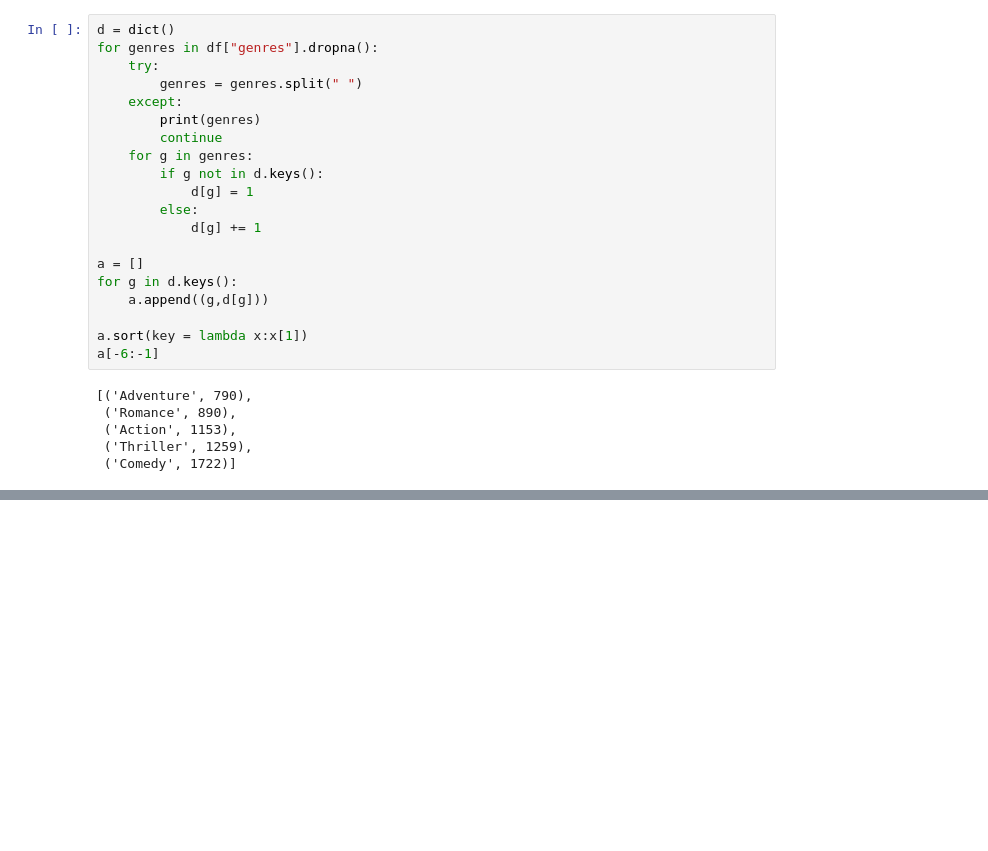
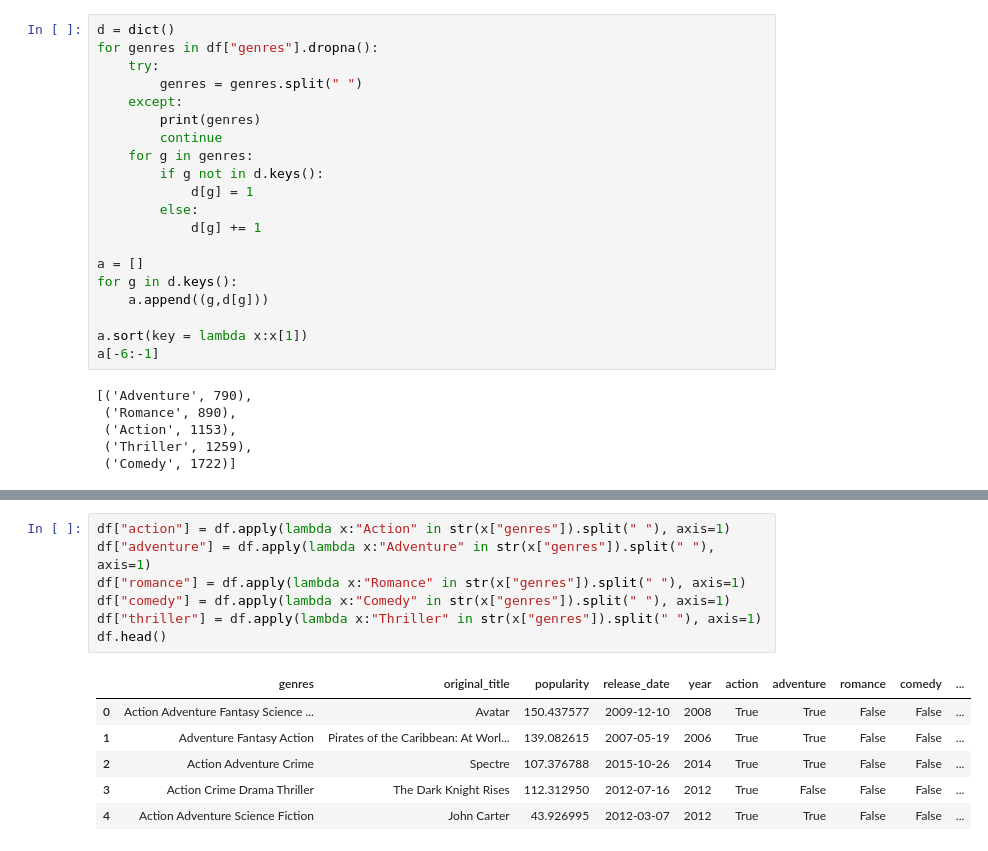
Before and after one commit to cristobalstrange/ProyectoInfoVis, a Jupyter notebook: data_cleaner.ipynb, the cells around one changed output, grey strips where cells are left out. Saved outputs shown, nothing was run; the diff lists cells and outputs as text; blank space fills up the shorter version.

```diff
--- a/data_cleaner.ipynb
+++ b/data_cleaner.ipynb
@@ -135,0 +162,14 @@ a[-6:-1]
+# %%
+df["action"] = df.apply(lambda x:"Action" in str(x["genres"]).split(" "), axis=1)
+df["adventure"] = df.apply(lambda x:"Adventure" in str(x["genres"]).split(" "), axis=1)
+df["romance"] = df.apply(lambda x:"Romance" in str(x["genres"]).split(" "), axis=1)
+df["comedy"] = df.apply(lambda x:"Comedy" in str(x["genres"]).split(" "), axis=1)
+df["thriller"] = df.apply(lambda x:"Thriller" in str(x["genres"]).split(" "), axis=1)
+df.head()
+# %% [output]
+|  | genres | original_title | popularity | release_date | year | action | adventure | romance | comedy | ... |
+| 0 | Action Adventure Fantasy Science ... | Avatar | 150.437577 | 2009-12-10 | 2008 | True | True | False | False | ... |
+| 1 | Adventure Fantasy Action | Pirates of the Caribbean: At Worl... | 139.082615 | 2007-05-19 | 2006 | True | True | False | False | ... |
+| 2 | Action Adventure Crime | Spectre | 107.376788 | 2015-10-26 | 2014 | True | True | False | False | ... |
+| 3 | Action Crime Drama Thriller | The Dark Knight Rises | 112.312950 | 2012-07-16 | 2012 | True | False | False | False | ... |
+| 4 | Action Adventure Science Fiction | John Carter | 43.926995 | 2012-03-07 | 2012 | True | True | False | False | ... |
```
Also changed, not shown: parts of 11 cells of this notebook.
